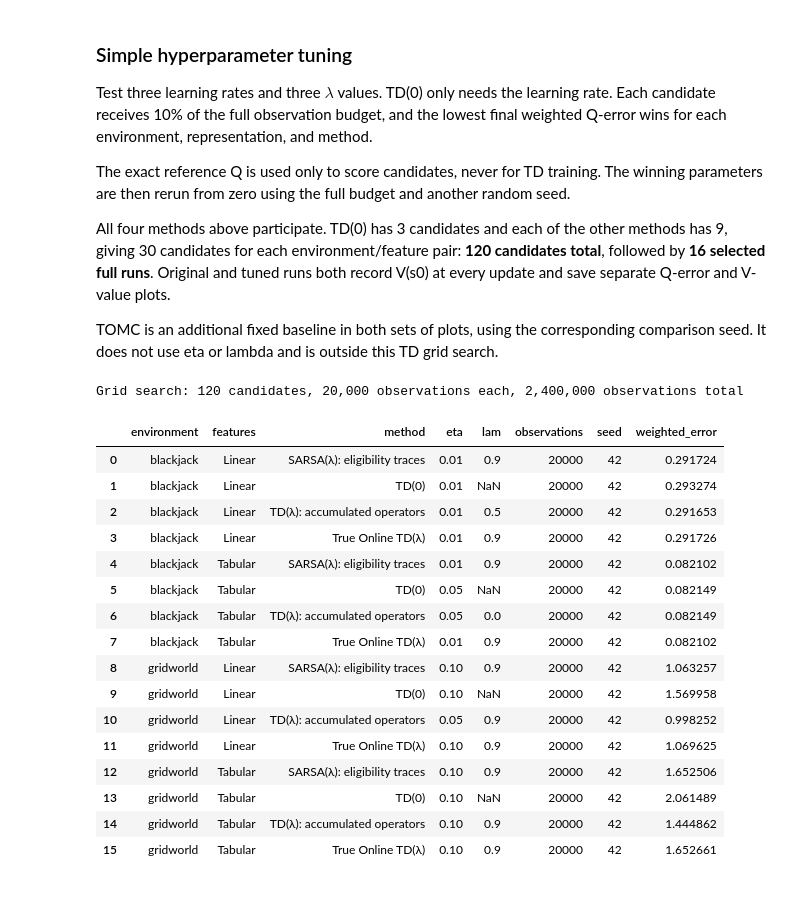
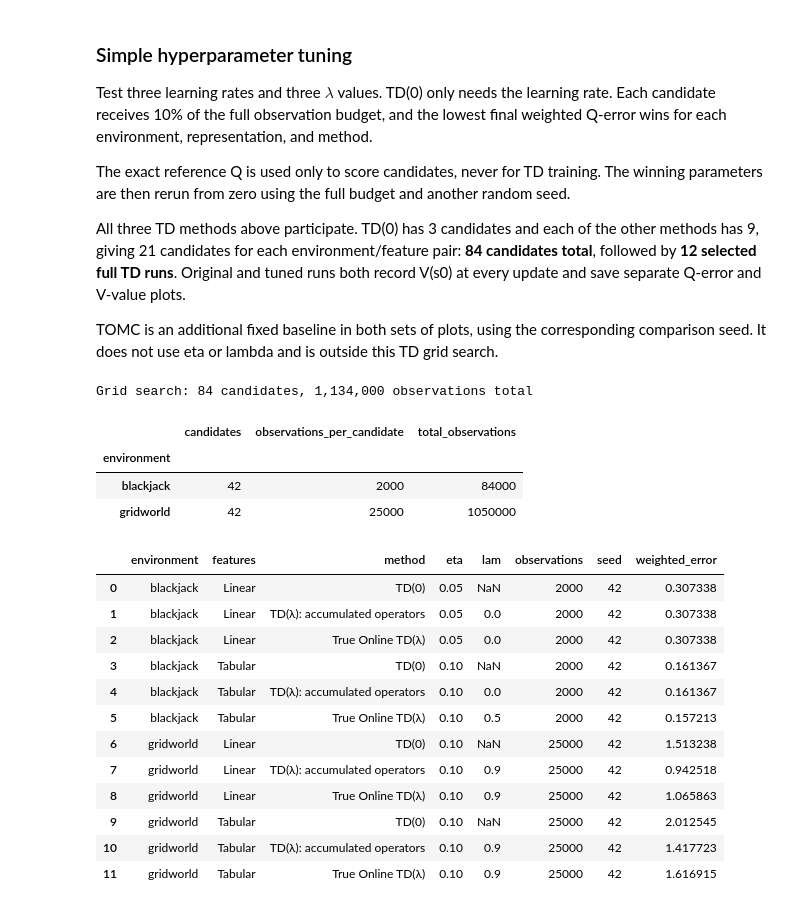
Before and after one commit to anjilab/IE-692-RL-Project, a Jupyter notebook: notebooks/td_evaluation.ipynb, the cells around one changed output. Cells and saved outputs as stored; diff of their text form; code cells hidden in the pictures.

```diff
--- a/notebooks/td_evaluation.ipynb
+++ b/notebooks/td_evaluation.ipynb
@@ -25,21 +25,23 @@ from ie692_rl.envs import GridWorld, Blackjack
 from ie692_rl.core.policy import check_policy
 from ie692_rl.enhancements.true_online_td import (
     tabular_features, linear_features,
-    estimated_state_value, td_zero, td_lambda, td_lambda_sarsa, true_online_td_lambda,
+    estimated_state_value, td_zero, td_lambda, true_online_td_lambda,
 )
 
 plt.style.use("ggplot")
 
-# Use the same four methods in the original comparison and grid search.
+# Use the same three TD methods in the original comparison and grid search.
 methods = {
     "TD(0)": td_zero,
     "TD(λ): accumulated operators": td_lambda,
-    "SARSA(λ): eligibility traces": td_lambda_sarsa,
     "True Online TD(λ)": true_online_td_lambda,
 }
 
 ENVIRONMENTS = ["blackjack", "gridworld"]
-N_STEPS = 200000           # Online training transitions per method
+N_STEPS_BY_ENV = {
+    "blackjack": 20000,
+    "gridworld": 250_000,
+}  # Online training transitions per method and environment
 RECORD_EVERY = 100
 ETA = 0.05
 LAM = 0.8
@@ -362,6 +421,7 @@ all_results = {}
 all_value_results = {}
 
 for name in ENVIRONMENTS:
+    n_steps = N_STEPS_BY_ENV[name]
     env = Blackjack() if name == "blackjack" else GridWorld()
     pi = np.full((env.n_states, env.n_actions), 1 / env.n_actions)
     Q_reference = reference_q(env, pi)
@@ -375,8 +435,8 @@ for name in ENVIRONMENTS:
     ]:
         Phi = feature_fn(env)
         for method_name, td_fn in methods.items():
-            value_history = np.empty(N_STEPS + 1, dtype=float)
-            kwargs = dict(env=env, pi=pi, features=Phi, n_steps=N_STEPS,
+            value_history = np.empty(n_steps + 1, dtype=float)
+            kwargs = dict(env=env, pi=pi, features=Phi, n_steps=n_steps,
                           eta=ETA, rng=np.random.default_rng(SEED),
                           record_every=RECORD_EVERY,
                           evaluation_state=s_0, value_history=value_history)
@@ -458,7 +514,7 @@ if RUN_TOMC:
             pi = np.full((env.n_states, env.n_actions), 1 / env.n_actions)
             s_0 = env.encode(8, 3) if name == "blackjack" else env.start
             result = run_tomc_with_history(
-                env, pi, reference_q(env, pi), s_0, N_STEPS, seed,
+                env, pi, reference_q(env, pi), s_0, N_STEPS_BY_ENV[name], seed,
                 bias=TOMC_BIAS, record_every=RECORD_EVERY,
             )
             tomc_results[comparison][name] = result
@@ -493,4 +549,8 @@ for name, data in all_results.items():
             all_value_results[name][all_value_results[name].features == feature_name],
             name, feature_name, tomc_result=tomc_results["original"].get(name),
         )
+    plot_feature_comparison(
+        data, all_value_results[name], name,
+        tomc_result=tomc_results["original"].get(name),
+    )
 # %% [output]
@@ -508,9 +572,9 @@ Test three learning rates and three $\lambda$ values. TD(0) only needs the learn
 
 The exact reference Q is used only to score candidates, never for TD training. The winning parameters are then rerun from zero using the full budget and another random seed.
 
-All four methods above participate. TD(0) has 3 candidates and each of the other
-methods has 9, giving 30 candidates for each environment/feature pair:
-**120 candidates total**, followed by **16 selected full runs**. Original and tuned
+All three TD methods above participate. TD(0) has 3 candidates and each of the other
+methods has 9, giving 21 candidates for each environment/feature pair:
+**84 candidates total**, followed by **12 selected full TD runs**. Original and tuned
 runs both record V(s0) at every update and save separate Q-error and V-value plots.
 
 TOMC is an additional fixed baseline in both sets of plots, using the corresponding
@@ -520,12 +584,13 @@ from itertools import product
 
 eta_grid = [0.01, 0.05, 0.1]
 lam_grid = [0.0, 0.5, 0.9]
-tuning_steps = max(1, N_STEPS // 10)
+tuning_steps_by_env = {name: max(1, steps // 10) for name, steps in N_STEPS_BY_ENV.items()}
 
 features = {"Tabular": tabular_features, "Linear": linear_features}
 
 tuning_rows = []
 for name in ENVIRONMENTS:
+    tuning_steps = tuning_steps_by_env[name]
     env = Blackjack() if name == "blackjack" else GridWorld()
     pi = np.full((env.n_states, env.n_actions), 1 / env.n_actions)
     Q_ref = reference_q(env, pi)
@@ -540,50 +605,54 @@ for name in ENVIRONMENTS:
                 if lam is not None:
                     args["lam"] = lam
 
                 with np.errstate(over="ignore", invalid="ignore"):
                     result = td_fn(**args)
                     Q, n_samples = result.q, result.observations
                     error = weighted_error(Q, Q_ref)
                 if not np.isfinite(error):
                     error = np.inf
 
                 tuning_rows.append(dict(environment=name, features=feature_name,
                                         method=method_name, eta=eta, lam=lam,
                                         observations=n_samples, seed=SEED,
                                         weighted_error=error))
 
 tuning_results = pd.DataFrame(tuning_rows)
 keys = ["environment", "features", "method"]
 selected_parameters = tuning_results.loc[
     tuning_results.groupby(keys).weighted_error.idxmin()
 ].reset_index(drop=True)
 
 if not np.isfinite(selected_parameters.weighted_error).all():
     raise RuntimeError("Some configurations have no finite tuning result")
 
 print(f"Grid search: {len(tuning_results)} candidates, "
-      f"{tuning_steps:,} observations each, "
       f"{tuning_results.observations.sum():,} observations total")
+display(tuning_results.groupby("environment").agg(
+    candidates=("observations", "size"),
+    observations_per_candidate=("observations", "first"),
+    total_observations=("observations", "sum"),
+))
 display(selected_parameters)
 tuning_results.to_csv(output / "td_grid_search.csv", index=False)
 selected_parameters.to_csv(output / "td_selected_parameters.csv", index=False)
 # %% [output]
-Grid search: 120 candidates, 20,000 observations each, 2,400,000 observations total
+Grid search: 84 candidates, 1,134,000 observations total
-|  | environment | features | method | eta | lam | observations | seed | weighted_error |
-| 0 | blackjack | Linear | SARSA(λ): eligibility traces | 0.01 | 0.9 | 20000 | 42 | 0.291724 |
-| 1 | blackjack | Linear | TD(0) | 0.01 | NaN | 20000 | 42 | 0.293274 |
-| 2 | blackjack | Linear | TD(λ): accumulated operators | 0.01 | 0.5 | 20000 | 42 | 0.291653 |
-| 3 | blackjack | Linear | True Online TD(λ) | 0.01 | 0.9 | 20000 | 42 | 0.291726 |
-| 4 | blackjack | Tabular | SARSA(λ): eligibility traces | 0.01 | 0.9 | 20000 | 42 | 0.082102 |
-| 5 | blackjack | Tabular | TD(0) | 0.05 | NaN | 20000 | 42 | 0.082149 |
-| 6 | blackjack | Tabular | TD(λ): accumulated operators | 0.05 | 0.0 | 20000 | 42 | 0.082149 |
-| 7 | blackjack | Tabular | True Online TD(λ) | 0.01 | 0.9 | 20000 | 42 | 0.082102 |
-| 8 | gridworld | Linear | SARSA(λ): eligibility traces | 0.10 | 0.9 | 20000 | 42 | 1.063257 |
-| 9 | gridworld | Linear | TD(0) | 0.10 | NaN | 20000 | 42 | 1.569958 |
-| 10 | gridworld | Linear | TD(λ): accumulated operators | 0.05 | 0.9 | 20000 | 42 | 0.998252 |
-| 11 | gridworld | Linear | True Online TD(λ) | 0.10 | 0.9 | 20000 | 42 | 1.069625 |
-| 12 | gridworld | Tabular | SARSA(λ): eligibility traces | 0.10 | 0.9 | 20000 | 42 | 1.652506 |
-| 13 | gridworld | Tabular | TD(0) | 0.10 | NaN | 20000 | 42 | 2.061489 |
-| 14 | gridworld | Tabular | TD(λ): accumulated operators | 0.10 | 0.9 | 20000 | 42 | 1.444862 |
-| 15 | gridworld | Tabular | True Online TD(λ) | 0.10 | 0.9 | 20000 | 42 | 1.652661 |
+|  | candidates | observations_per_candidate | total_observations |
+| environment |  |  |  |
+| blackjack | 42 | 2000 | 84000 |
+| gridworld | 42 | 25000 | 1050000 |
+|  | environment | features | method | eta | lam | observations | seed | weighted_error |
+| 0 | blackjack | Linear | TD(0) | 0.05 | NaN | 2000 | 42 | 0.307338 |
+| 1 | blackjack | Linear | TD(λ): accumulated operators | 0.05 | 0.0 | 2000 | 42 | 0.307338 |
+| 2 | blackjack | Linear | True Online TD(λ) | 0.05 | 0.0 | 2000 | 42 | 0.307338 |
+| 3 | blackjack | Tabular | TD(0) | 0.10 | NaN | 2000 | 42 | 0.161367 |
+| 4 | blackjack | Tabular | TD(λ): accumulated operators | 0.10 | 0.0 | 2000 | 42 | 0.161367 |
+| 5 | blackjack | Tabular | True Online TD(λ) | 0.10 | 0.5 | 2000 | 42 | 0.157213 |
+| 6 | gridworld | Linear | TD(0) | 0.10 | NaN | 25000 | 42 | 1.513238 |
+| 7 | gridworld | Linear | TD(λ): accumulated operators | 0.10 | 0.9 | 25000 | 42 | 0.942518 |
+| 8 | gridworld | Linear | True Online TD(λ) | 0.10 | 0.9 | 25000 | 42 | 1.065863 |
+| 9 | gridworld | Tabular | TD(0) | 0.10 | NaN | 25000 | 42 | 2.012545 |
+| 10 | gridworld | Tabular | TD(λ): accumulated operators | 0.10 | 0.9 | 25000 | 42 | 1.417723 |
+| 11 | gridworld | Tabular | True Online TD(λ) | 0.10 | 0.9 | 25000 | 42 | 1.616915 |
 # %%
```
Also changed, not shown: parts of 17 cells of this notebook, 30 other files.
